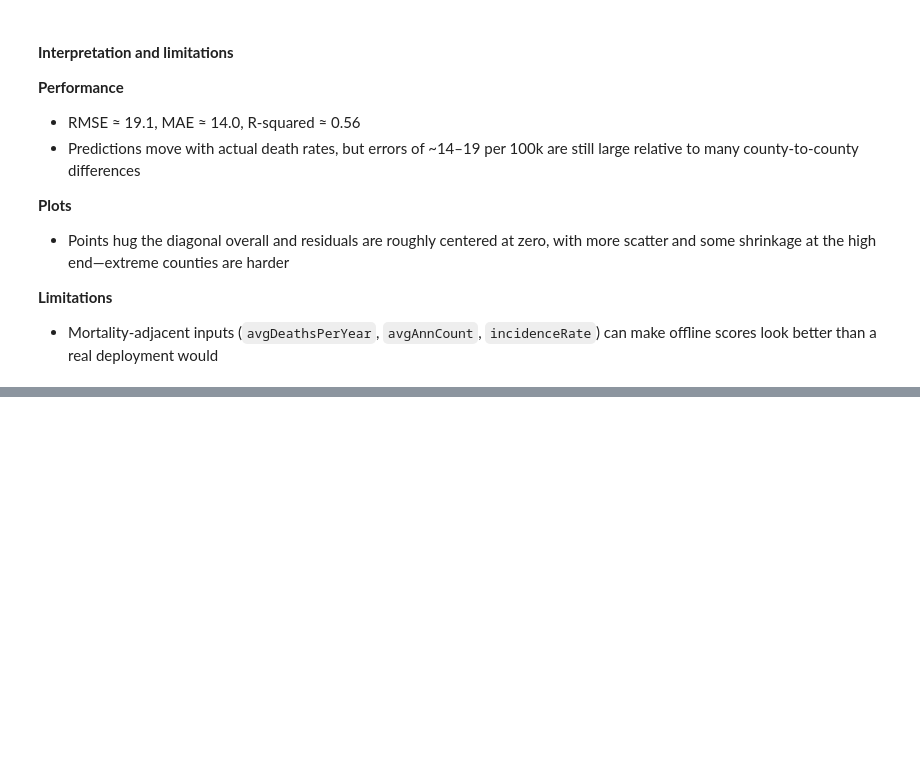
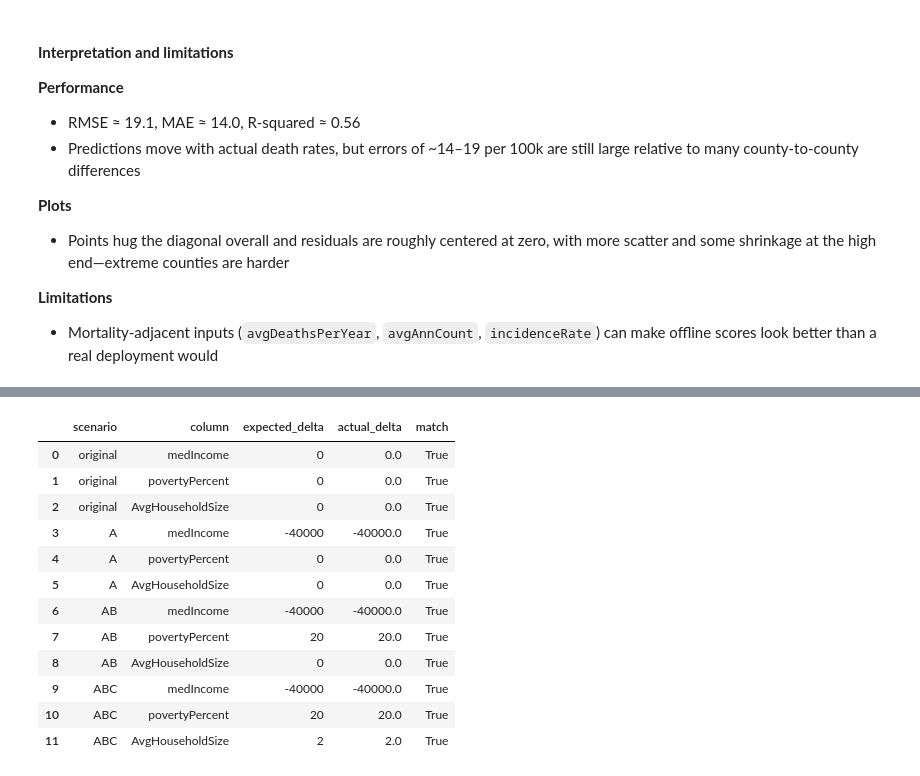
Before and after one commit to collin-k/mlops_assign4, a Jupyter notebook: notebooks/model_monitoring.ipynb, the cells around one changed output, grey strips where cells are left out. Cells and saved outputs as stored; diff of their text form; code cells hidden in the pictures; blank space fills up the shorter version.

```diff
--- a/notebooks/model_monitoring.ipynb
+++ b/notebooks/model_monitoring.ipynb
@@ -378,0 +453,11 @@ Saved: /Users/collinkim/Documents/UChicago ADS/Summer 2026/MLOps/Assignments/mlo
+# %%
+paths = {
+    "original": cfg.TEST_ORIGINAL_CSV,
+    "A": cfg.TEST_SCENARIO_A_CSV,
+    "AB": cfg.TEST_SCENARIO_AB_CSV,
+    "ABC": cfg.TEST_SCENARIO_ABC_CSV,
+}
+for name, frame in scenarios.items():
+    frame.to_csv(paths[name], index=False)
+
+list(paths.values())
@@ -378,0 +469,57 @@ Saved: /Users/collinkim/Documents/UChicago ADS/Summer 2026/MLOps/Assignments/mlo
+# %%
+saved = {
+    "original": pd.read_csv(cfg.TEST_ORIGINAL_CSV),
+    "A": pd.read_csv(cfg.TEST_SCENARIO_A_CSV),
+    "AB": pd.read_csv(cfg.TEST_SCENARIO_AB_CSV),
+    "ABC": pd.read_csv(cfg.TEST_SCENARIO_ABC_CSV),
+}
+baseline = saved["original"]
+
+shift_cols = [cfg.COL_MEDIAN_INCOME, cfg.COL_POVERTY, cfg.COL_AVG_HH_SIZE]
+expected_deltas = {
+    "original": {cfg.COL_MEDIAN_INCOME: 0, cfg.COL_POVERTY: 0, cfg.COL_AVG_HH_SIZE: 0},
+    "A": {cfg.COL_MEDIAN_INCOME: cfg.SCENARIO_A_INCOME_DELTA, cfg.COL_POVERTY: 0, cfg.COL_AVG_HH_SIZE: 0},
+    "AB": {
+        cfg.COL_MEDIAN_INCOME: cfg.SCENARIO_A_INCOME_DELTA,
+        cfg.COL_POVERTY: cfg.SCENARIO_B_POVERTY_DELTA,
+        cfg.COL_AVG_HH_SIZE: 0,
+    },
+    "ABC": {
+        cfg.COL_MEDIAN_INCOME: cfg.SCENARIO_A_INCOME_DELTA,
+        cfg.COL_POVERTY: cfg.SCENARIO_B_POVERTY_DELTA,
+        cfg.COL_AVG_HH_SIZE: cfg.SCENARIO_C_HH_SIZE_DELTA,
+    },
+}
+
+validation_rows = []
+for name, frame in saved.items():
+    for col in shift_cols:
+        actual_delta = (frame[col] - baseline[col]).mean()
+        expected = expected_deltas[name][col]
+        validation_rows.append(
+            {
+                "scenario": name,
+                "column": col,
+                "expected_delta": expected,
+                "actual_delta": actual_delta,
+                "match": np.isclose(actual_delta, expected),
+            }
+        )
+        assert np.allclose(frame[col] - baseline[col], expected), f"{name}: {col} row deltas incorrect"
+
+validation = pd.DataFrame(validation_rows)
+validation
+# %% [output]
+|  | scenario | column | expected_delta | actual_delta | match |
+| 0 | original | medIncome | 0 | 0.0 | True |
+| 1 | original | povertyPercent | 0 | 0.0 | True |
+| 2 | original | AvgHouseholdSize | 0 | 0.0 | True |
+| 3 | A | medIncome | -40000 | -40000.0 | True |
+| 4 | A | povertyPercent | 0 | 0.0 | True |
+| 5 | A | AvgHouseholdSize | 0 | 0.0 | True |
+| 6 | AB | medIncome | -40000 | -40000.0 | True |
+| 7 | AB | povertyPercent | 20 | 20.0 | True |
+| 8 | AB | AvgHouseholdSize | 0 | 0.0 | True |
+| 9 | ABC | medIncome | -40000 | -40000.0 | True |
+| 10 | ABC | povertyPercent | 20 | 20.0 | True |
+| 11 | ABC | AvgHouseholdSize | 2 | 2.0 | True |
```
Also changed, not shown: parts of 13 cells of this notebook, 9 other files.
